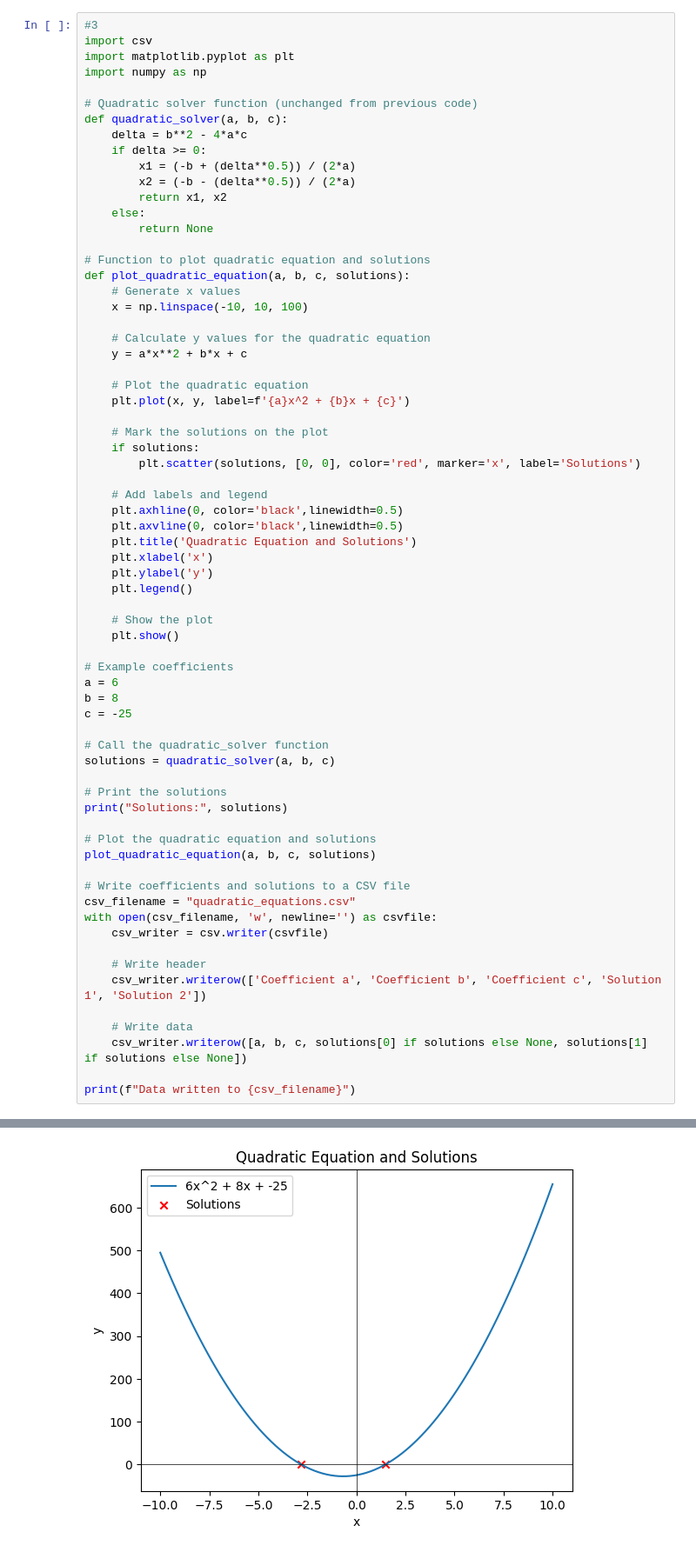
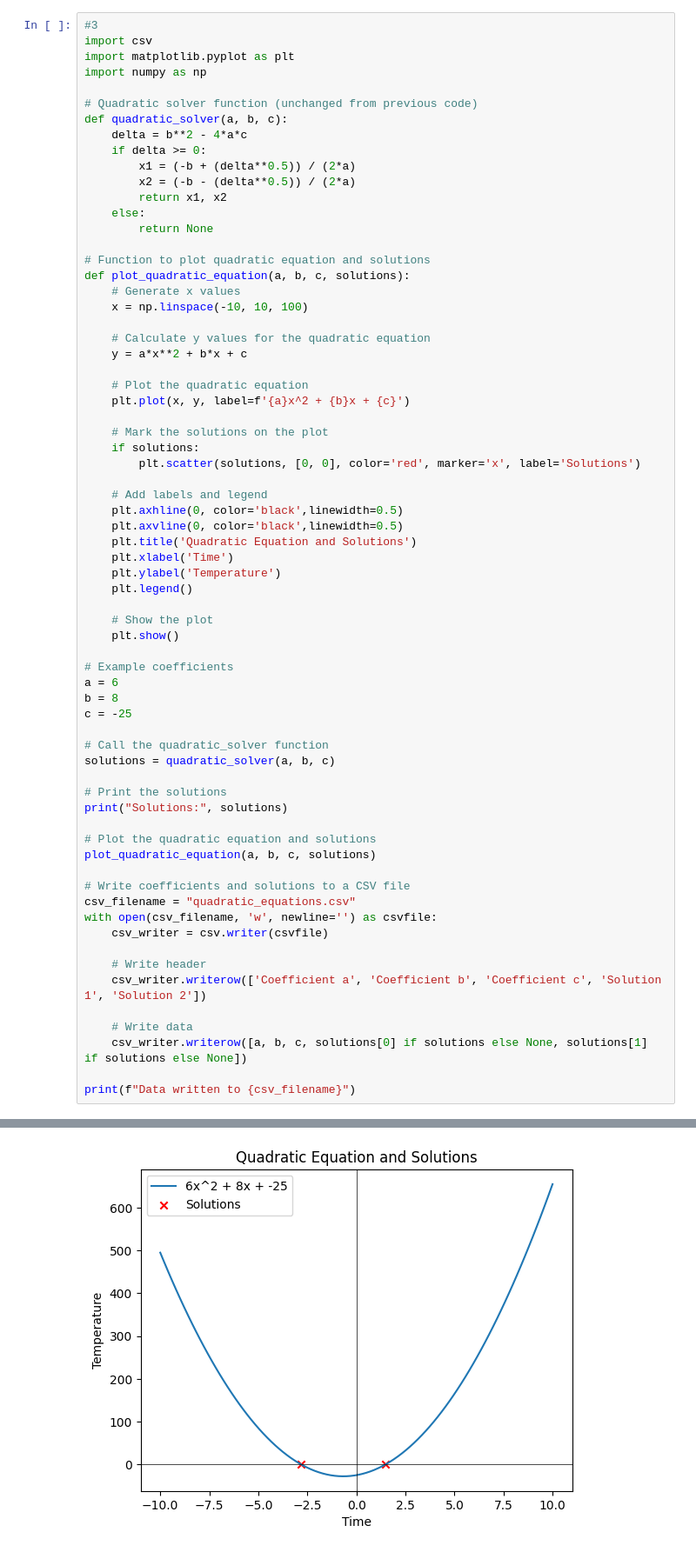
Before and after one commit to LALITHVARMA110/SE, a Jupyter notebook: Task1.ipynb, the cells around one changed output, grey strips where cells are left out. Shown at 87% size. Saved outputs shown, nothing was run; the diff lists cells and outputs as text.

```diff
--- a/Task1.ipynb
+++ b/Task1.ipynb
@@ -120,42 +120,42 @@ def plot_quadratic_equation(a, b, c, solutions):
     plt.axhline(0, color='black',linewidth=0.5)
     plt.axvline(0, color='black',linewidth=0.5)
     plt.title('Quadratic Equation and Solutions')
-    plt.xlabel('x')
-    plt.ylabel('y')
+    plt.xlabel('Time')
+    plt.ylabel('Temperature')
     plt.legend()
 
     # Show the plot
     plt.show()
 
 # Example coefficients
 a = 6
 b = 8
 c = -25
 
 # Call the quadratic_solver function
 solutions = quadratic_solver(a, b, c)
 
 # Print the solutions
 print("Solutions:", solutions)
 
 # Plot the quadratic equation and solutions
 plot_quadratic_equation(a, b, c, solutions)
 
 # Write coefficients and solutions to a CSV file
 csv_filename = "quadratic_equations.csv"
 with open(csv_filename, 'w', newline='') as csvfile:
     csv_writer = csv.writer(csvfile)
 
     # Write header
     csv_writer.writerow(['Coefficient a', 'Coefficient b', 'Coefficient c', 'Solution 1', 'Solution 2'])
 
     # Write data
     csv_writer.writerow([a, b, c, solutions[0] if solutions else None, solutions[1] if solutions else None])
 
 print(f"Data written to {csv_filename}")
 # %% [output]
 Solutions: (1.4806831211208544, -2.814016454454188)
-[figure, old version]
+[figure, new version]
 Data written to quadratic_equations.csv
 # %%
 #4
```
Also changed, not shown: parts of 1 cell of this notebook.
